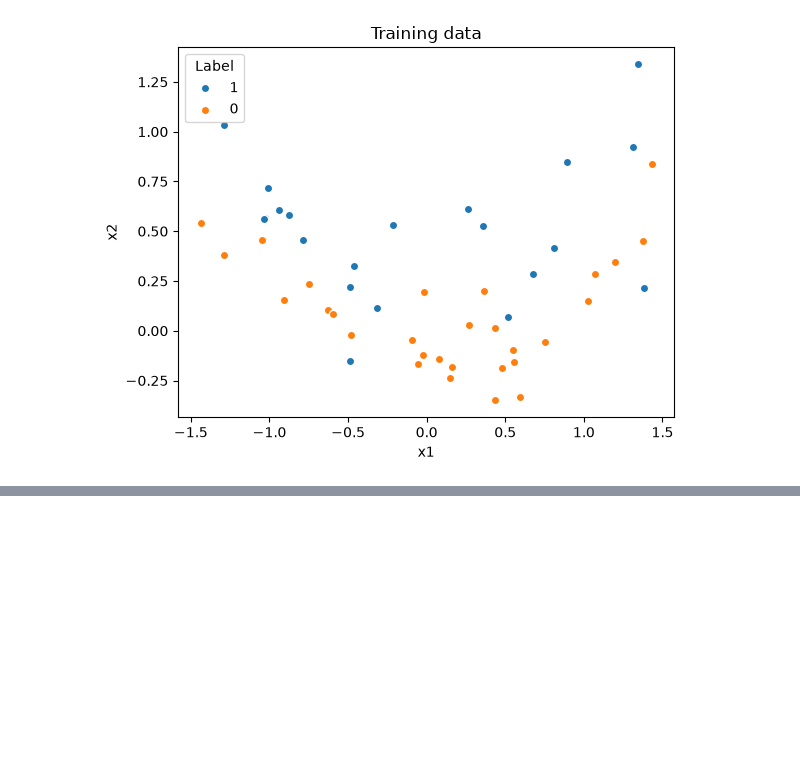
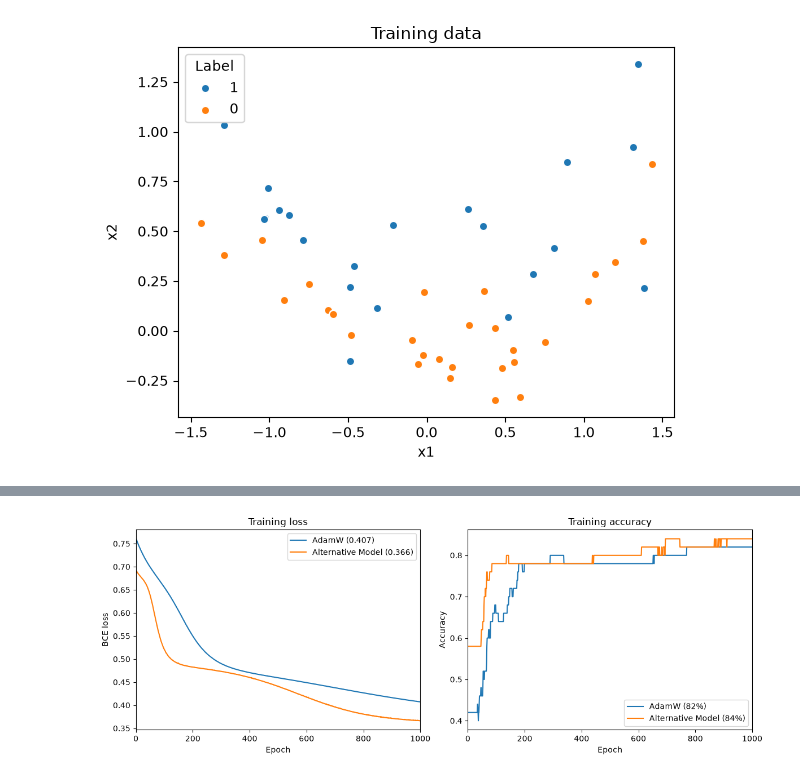
Before and after one commit to sam3737/EEE511, a Jupyter notebook: src/assignment_2/assignment_2.ipynb, the cells around one changed output, grey strips where cells are left out. Cells and saved outputs as stored; diff of their text form; code cells hidden in the pictures; blank space fills up the shorter version.

```diff
--- a/src/assignment_2/assignment_2.ipynb
+++ b/src/assignment_2/assignment_2.ipynb
@@ -151,0 +183,28 @@ plt.show()
+# %%
+fig, (ax_loss, ax_acc) = plt.subplots(1, 2, figsize=(12, 4.5))
+
+for optimizer_name, r in results.items():
+    if optimizer_name in model_comparison:
+        epoch_range = range(1, epochs + 1)
+        ax_loss.plot(
+            epoch_range, r["loss"], label=f"{optimizer_name} ({r['loss'][-1]:.3f})"
+        )
+        ax_acc.plot(
+            epoch_range, r["accuracy"], label=f"{optimizer_name} ({r['accuracy'][-1]:.0%})"
+        )
+
+ax_loss.set_title("Training loss")
+ax_loss.set_ylabel("BCE loss")
+
+ax_acc.set_title("Training accuracy")
+ax_acc.set_ylabel("Accuracy")
+
+for ax in (ax_loss, ax_acc):
+    ax.set_xlabel("Epoch")
+    ax.set_xlim(0, epochs)
+    ax.legend()
+
+fig.tight_layout()
+plt.show()
+# %% [output]
+[figure, added]
```
Also changed, not shown: parts of 3 cells of this notebook.
